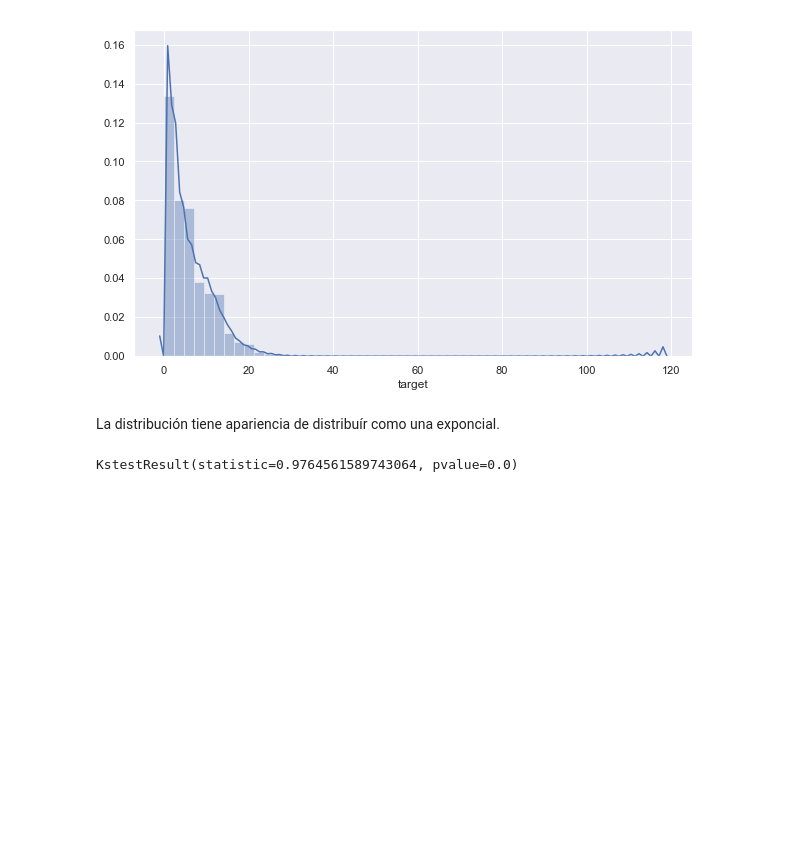
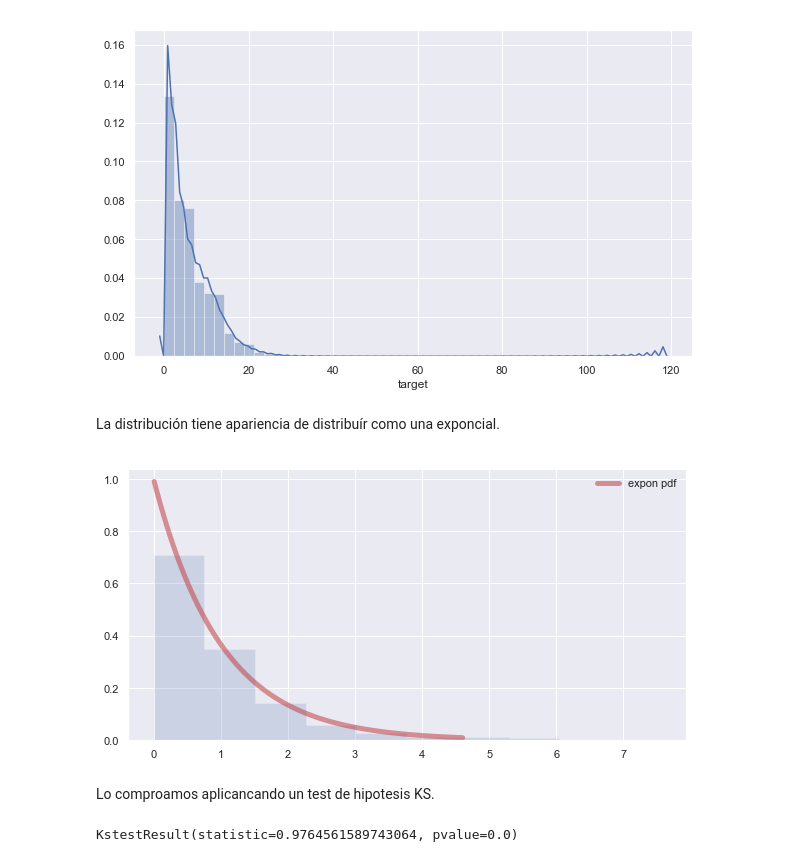
Before and after one commit to manquius/series_temporales, a Jupyter notebook: Practico1.ipynb, the cells around one changed output. Saved outputs shown, nothing was run; the diff lists cells and outputs as text; code cells hidden in the pictures; blank space fills up the shorter version.

```diff
--- a/Practico1.ipynb
+++ b/Practico1.ipynb
@@ -237,6 +237,18 @@ sb.distplot(df['target'])
 [figure]
 # %% [markdown]
 La distribución tiene apariencia de distribuír como una exponcial.
+# %%
+from scipy.stats import expon
+
+fig, ax = plt.subplots(1, 1)
+ax.plot(x, expon.pdf(x), 'r-', lw=5, alpha=0.6, label='expon pdf')
+ax.hist(r, density=True, histtype='stepfilled', alpha=0.2)
+ax.legend(loc='best', frameon=False)
+plt.show()
+# %% [output]
+[figure, added]
+# %% [markdown]
+Lo comproamos aplicancando un test de hipotesis KS.
 # %%
 from scipy.stats import expon, kstest
 kstest(df['target'], expon(scale=1.0 / df['target'].mean()).cdf)
```
Also changed, not shown: parts of 1 cell of this notebook.
